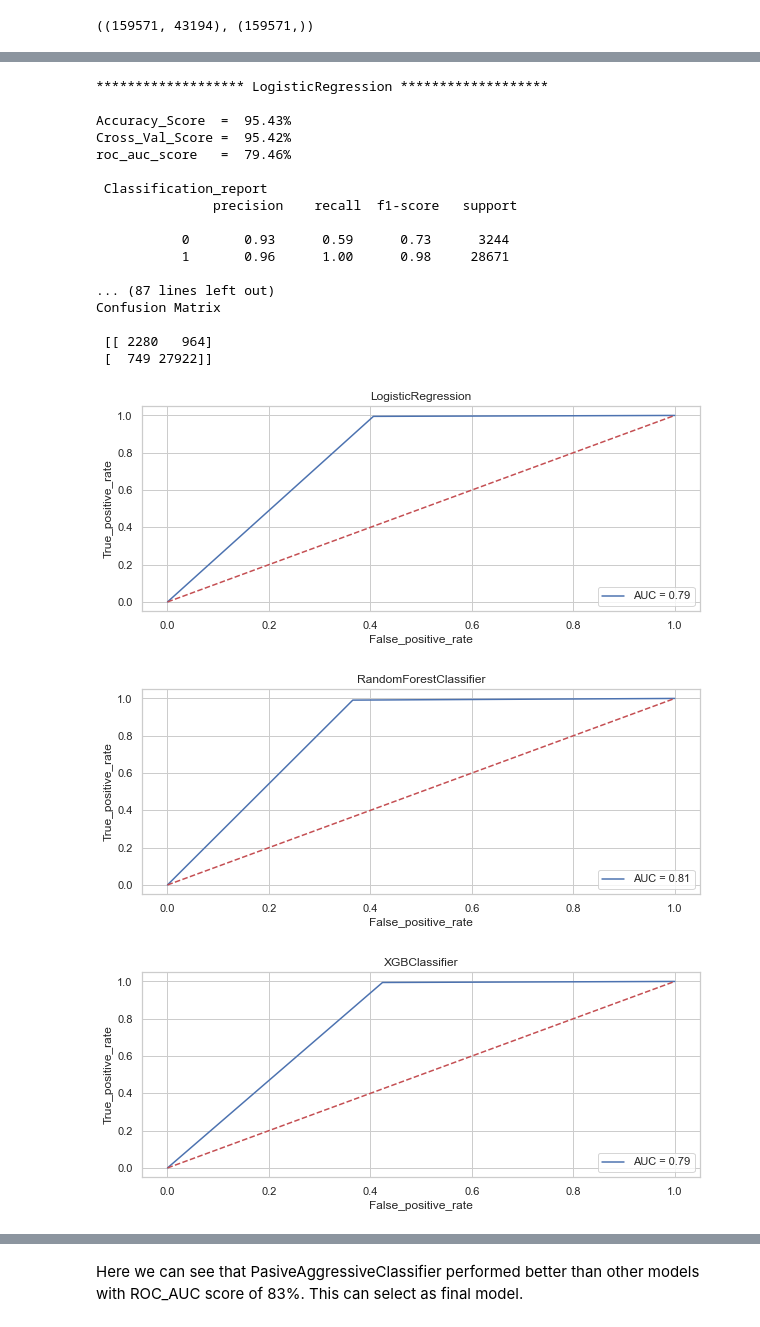
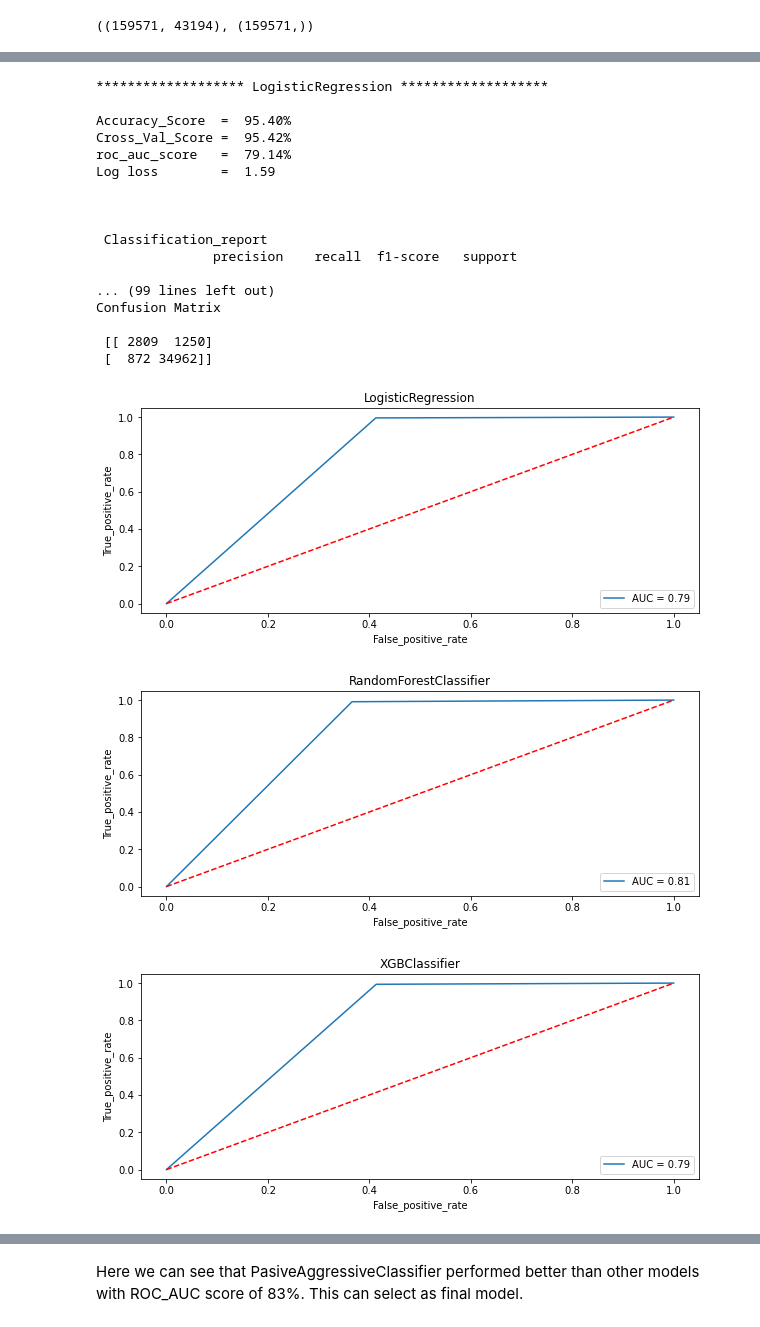
Before and after one commit to rakeshravi303/Flip_Robo, a Jupyter notebook: NLP_Projects/Malignant Comments Classifier Project/malignant_comments_classifier.ipynb, the cells around one changed output, grey strips where cells are left out. Drawn from its saved outputs; the diff is of its cells as text; code cells hidden in the pictures.

```diff
--- a/NLP_Projects/Malignant Comments Classifier Project/malignant_comments_classifier.ipynb
+++ b/NLP_Projects/Malignant Comments Classifier Project/malignant_comments_classifier.ipynb
@@ -340,7 +341,7 @@ X.shape, y.shape
 
 X_train, X_test, y_train, y_test = train_test_split(X,
                                                     y,
-                                                    test_size=0.20,
+                                                    test_size=0.25,
                                                     random_state=42)
 # %%
 X_train.shape, X_test.shape, y_train.shape, y_test.shape
@@ -395,6 +396,8 @@ Model = []
 score = []
 cvs=[]
 rocscore=[]
+lg_loss=[]
+
 for name, model in models:
     print('*******************', name, '*******************\n')
     Model.append(name)
@@ -411,41 +414,46 @@ for name, model in models:
 
     false_positive_rate, true_positive_rate, thresholds = roc_curve(y_test, pred)
     roc_auc = auc(false_positive_rate, true_positive_rate)
     print(f"roc_auc_score   =  {roc_auc*100:.2f}%")
     rocscore.append(roc_auc * 100)
 
+    loss = log_loss(y_test, pred)
+    print(f"Log loss        =  {loss:.2f}")
+    lg_loss.append(loss)
+    print('\n')
+
     print('\n Classification_report \n', classification_report(y_test, pred))
     print('\n')
     print('Confusion Matrix \n\n',confusion_matrix(y_test, pred))
     print('\n')
 
     plt.figure(figsize=(10,40))
     plt.subplot(911)
     plt.title(name)
     plt.plot(false_positive_rate, true_positive_rate,label='AUC = %0.2f'% roc_auc)
     plt.plot([0,1],[0,1],'r--')
     plt.legend(loc='lower right')
     plt.ylabel('True_positive_rate')
     plt.xlabel('False_positive_rate')
     print('\n\n')
 # %% [output]
 ******************* LogisticRegression *******************
 
-Accuracy_Score  =  95.43%
+Accuracy_Score  =  95.40%
 Cross_Val_Score =  95.42%
-roc_auc_score   =  79.46%
+roc_auc_score   =  79.14%
+Log loss        =  1.59
+
+
 
  Classification_report
                precision    recall  f1-score   support
 
-           0       0.93      0.59      0.73      3244
-           1       0.96      1.00      0.98     28671
-
-... (87 lines left out)
+... (99 lines left out)
 Confusion Matrix
 
- [[ 2280   964]
- [  749 27922]]
+ [[ 2809  1250]
+ [  872 34962]]
-[figure, old version]
+[figure, new version]
-[figure, old version]
+[figure, new version]
-[figure, old version]
+[figure, new version]
```
Also changed, not shown: parts of 12 cells of this notebook.
